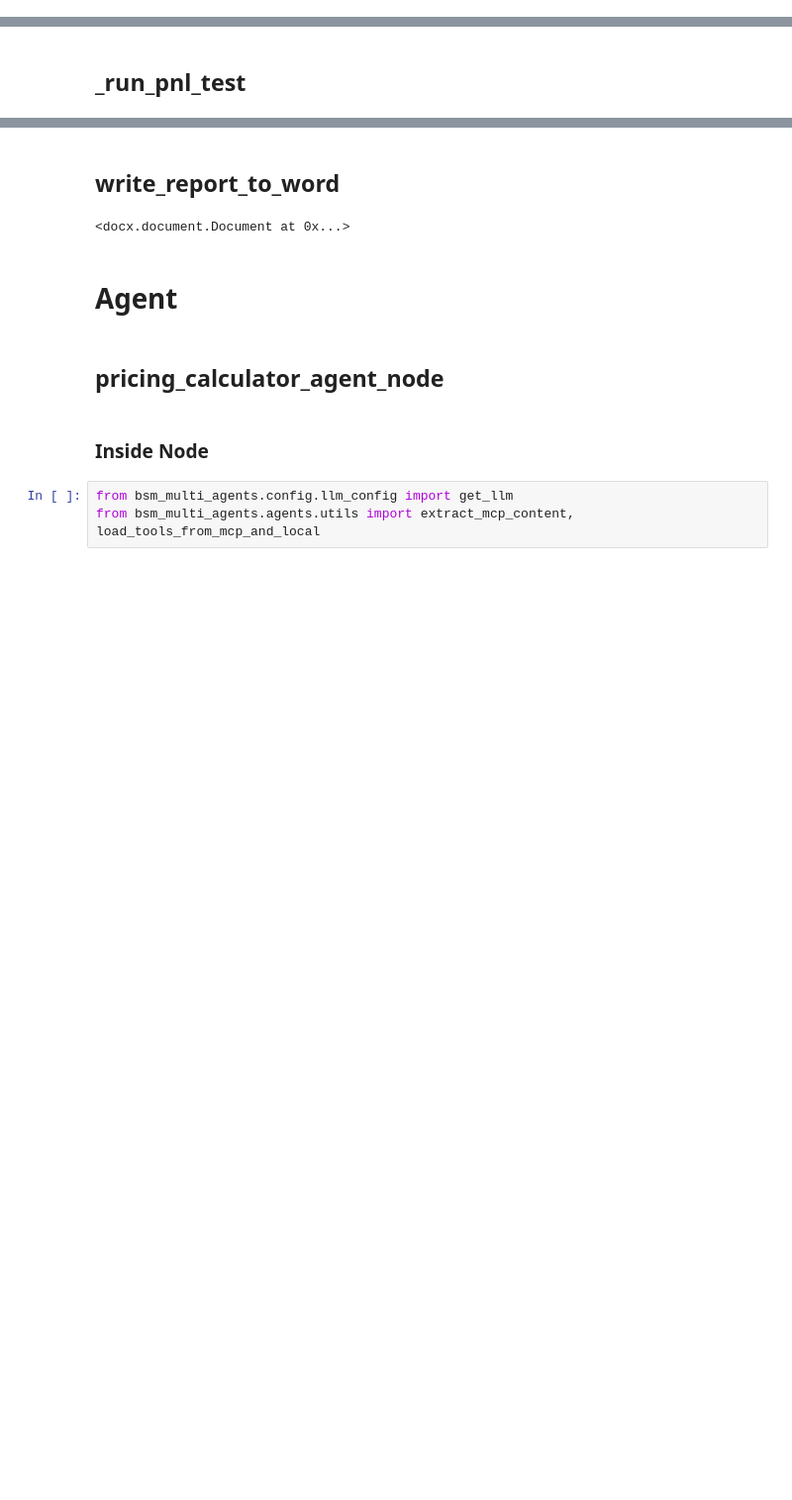
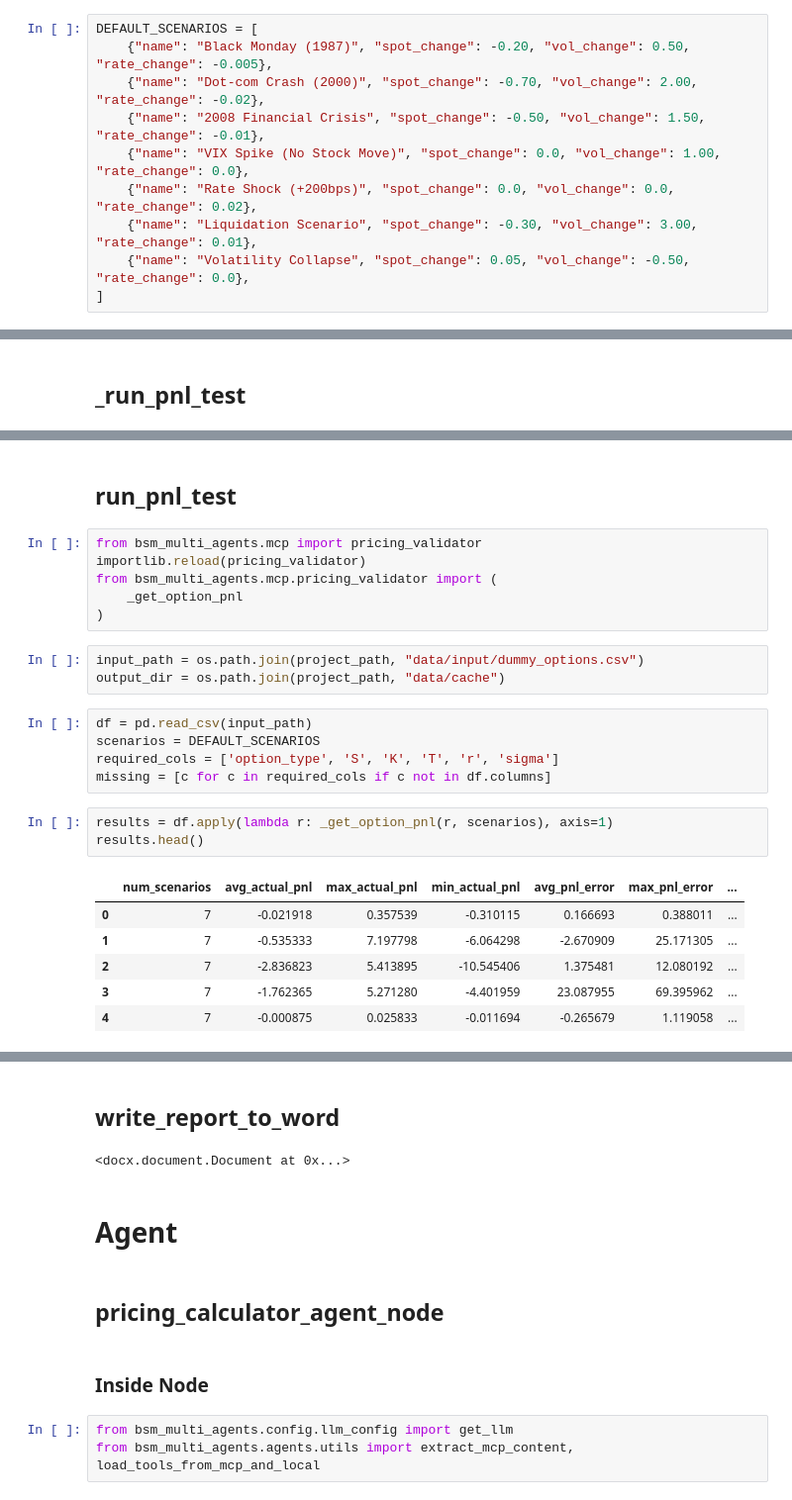
Before and after one commit to davidzgu/model_doc_automation, a Jupyter notebook: notebooks/dev/dev_multi_agent_mcp_2.0.ipynb, the cells around one changed output, grey strips where cells are left out. Shown at 99% size. Cells and saved outputs as stored; diff of their text form; blank space fills up the shorter version.

```diff
--- a/notebooks/dev/dev_multi_agent_mcp_2.0.ipynb
+++ b/notebooks/dev/dev_multi_agent_mcp_2.0.ipynb
@@ -31,6 +31,16 @@ project_path = cwd.parent.parent
 project_path
 # %% [output]
 PosixPath('/Users/yifanli/Github/model_doc_automation/TooTwo_mcp')
+# %%
+DEFAULT_SCENARIOS = [
+    {"name": "Black Monday (1987)", "spot_change": -0.20, "vol_change": 0.50, "rate_change": -0.005},
+    {"name": "Dot-com Crash (2000)", "spot_change": -0.70, "vol_change": 2.00, "rate_change": -0.02},
+    {"name": "2008 Financial Crisis", "spot_change": -0.50, "vol_change": 1.50, "rate_change": -0.01},
+    {"name": "VIX Spike (No Stock Move)", "spot_change": 0.0, "vol_change": 1.00, "rate_change": 0.0},
+    {"name": "Rate Shock (+200bps)", "spot_change": 0.0, "vol_change": 0.0, "rate_change": 0.02},
+    {"name": "Liquidation Scenario", "spot_change": -0.30, "vol_change": 3.00, "rate_change": 0.01},
+    {"name": "Volatility Collapse", "spot_change": 0.05, "vol_change": -0.50, "rate_change": 0.0},
+]
 # %% [markdown]
 # MCP Server
 # %% [markdown]
@@ -307,0 +487,26 @@ final_df = final_df.drop(columns=['worst_case_col'])
+# %% [markdown]
+## run_pnl_test
+# %%
+from bsm_multi_agents.mcp import pricing_validator
+importlib.reload(pricing_validator)
+from bsm_multi_agents.mcp.pricing_validator import (
+    _get_option_pnl
+)
+# %%
+input_path = os.path.join(project_path, "data/input/dummy_options.csv")
+output_dir = os.path.join(project_path, "data/cache")
+# %%
+df = pd.read_csv(input_path)
+scenarios = DEFAULT_SCENARIOS
+required_cols = ['option_type', 'S', 'K', 'T', 'r', 'sigma']
+missing = [c for c in required_cols if c not in df.columns]
+# %%
+results = df.apply(lambda r: _get_option_pnl(r, scenarios), axis=1)
+results.head()
+# %% [output]
+|  | num_scenarios | avg_actual_pnl | max_actual_pnl | min_actual_pnl | avg_pnl_error | max_pnl_error | ... |
+| 0 | 7 | -0.021918 | 0.357539 | -0.310115 | 0.166693 | 0.388011 | ... |
+| 1 | 7 | -0.535333 | 7.197798 | -6.064298 | -2.670909 | 25.171305 | ... |
+| 2 | 7 | -2.836823 | 5.413895 | -10.545406 | 1.375481 | 12.080192 | ... |
+| 3 | 7 | -1.762365 | 5.271280 | -4.401959 | 23.087955 | 69.395962 | ... |
+| 4 | 7 | -0.000875 | 0.025833 | -0.011694 | -0.265679 | 1.119058 | ... |
```
Also changed, not shown: parts of 22 cells of this notebook, 4 other files.
